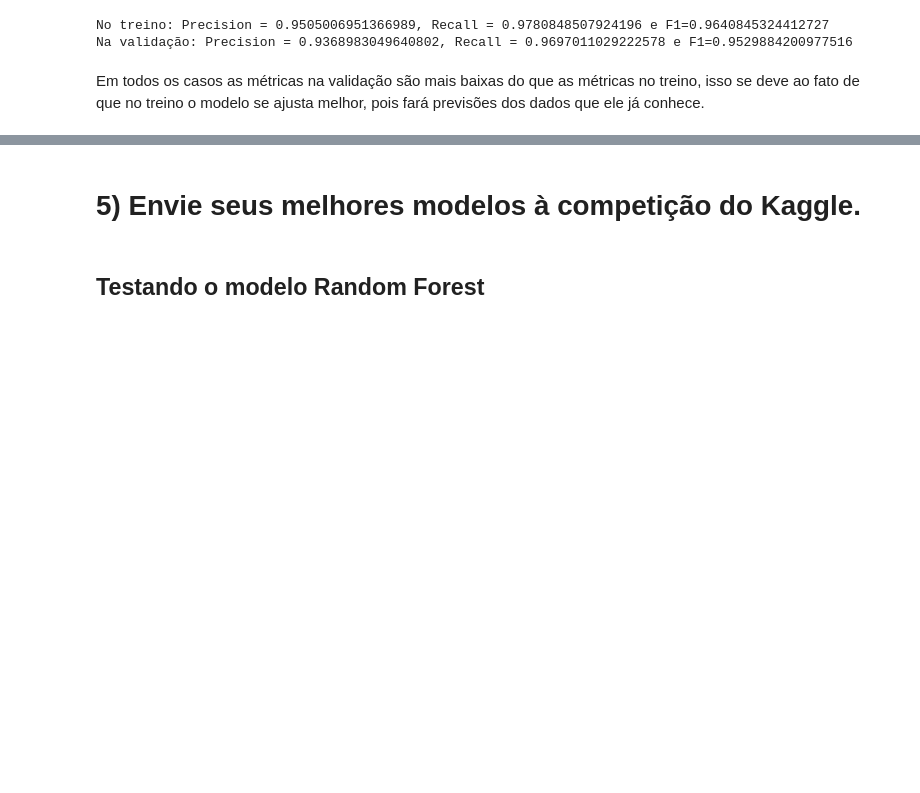
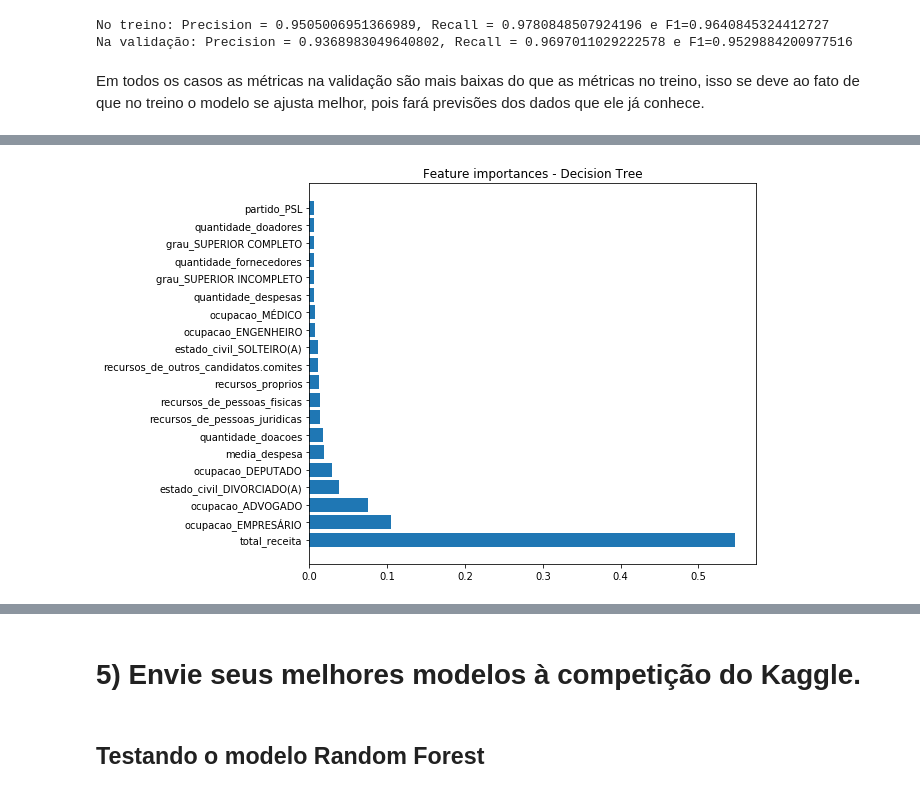
Before and after one commit to RenatoEly/aprendizagemDeMaquina, a Jupyter notebook: Ex4/previsao_deputados.ipynb, the cells around one changed output, grey strips where cells are left out. Saved outputs shown, nothing was run; the diff lists cells and outputs as text; code cells hidden in the pictures; blank space fills up the shorter version.

```diff
--- a/Ex4/previsao_deputados.ipynb
+++ b/Ex4/previsao_deputados.ipynb
@@ -377,0 +395,13 @@ Em todos os casos as métricas na validação são mais baixas do que as métric
+# %%
+treeBal = DecisionTreeClassifier(max_depth=19)
+treeBal.fit(x_cc,y_cc)
+
+importances = treeBal.feature_importances_
+indices = np.argsort(importances)[::-1]
+indices = indices[0:20]
+
+plt.title("Feature importances - Decision Tree")
+plt.barh(range(indices.size), importances[indices], tick_label=teste.columns[indices], align="center")
+plt.show()
+# %% [output]
+[figure, added]
```
Also changed, not shown: parts of 5 cells of this notebook, 1 other file.
